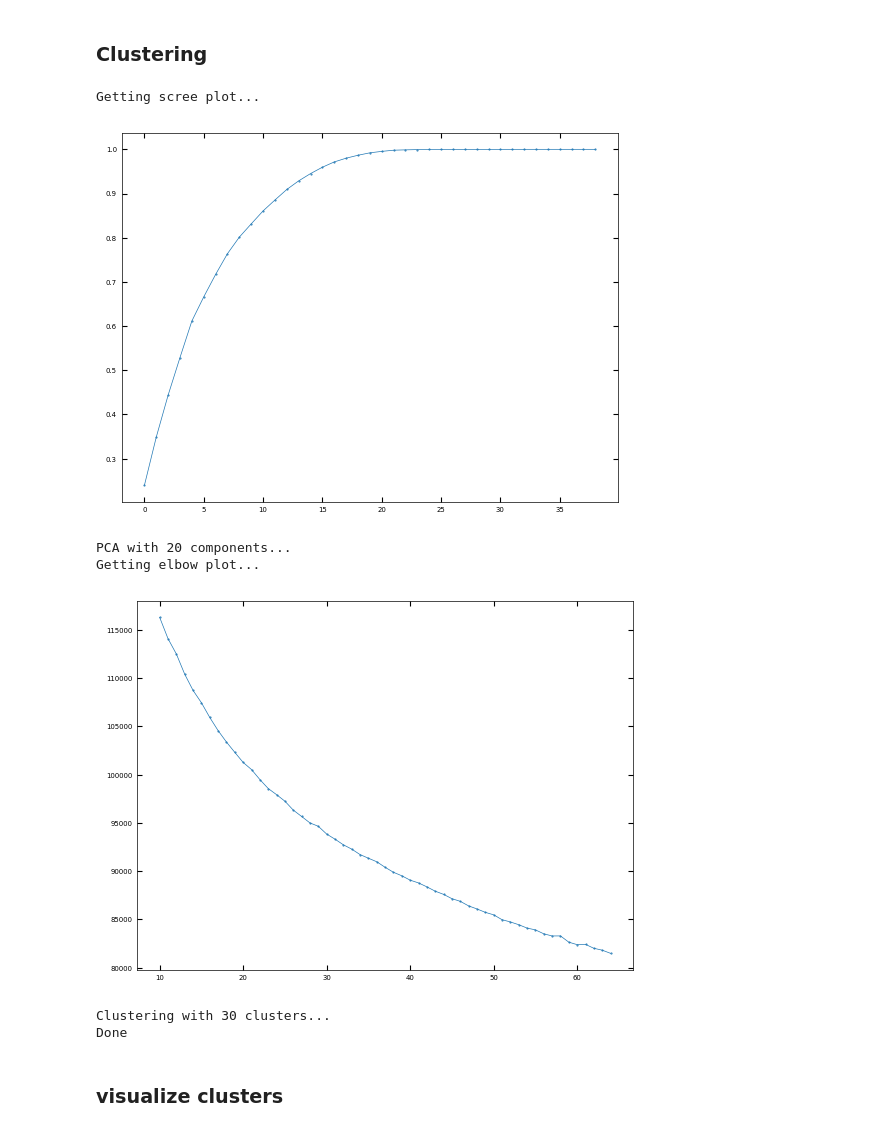
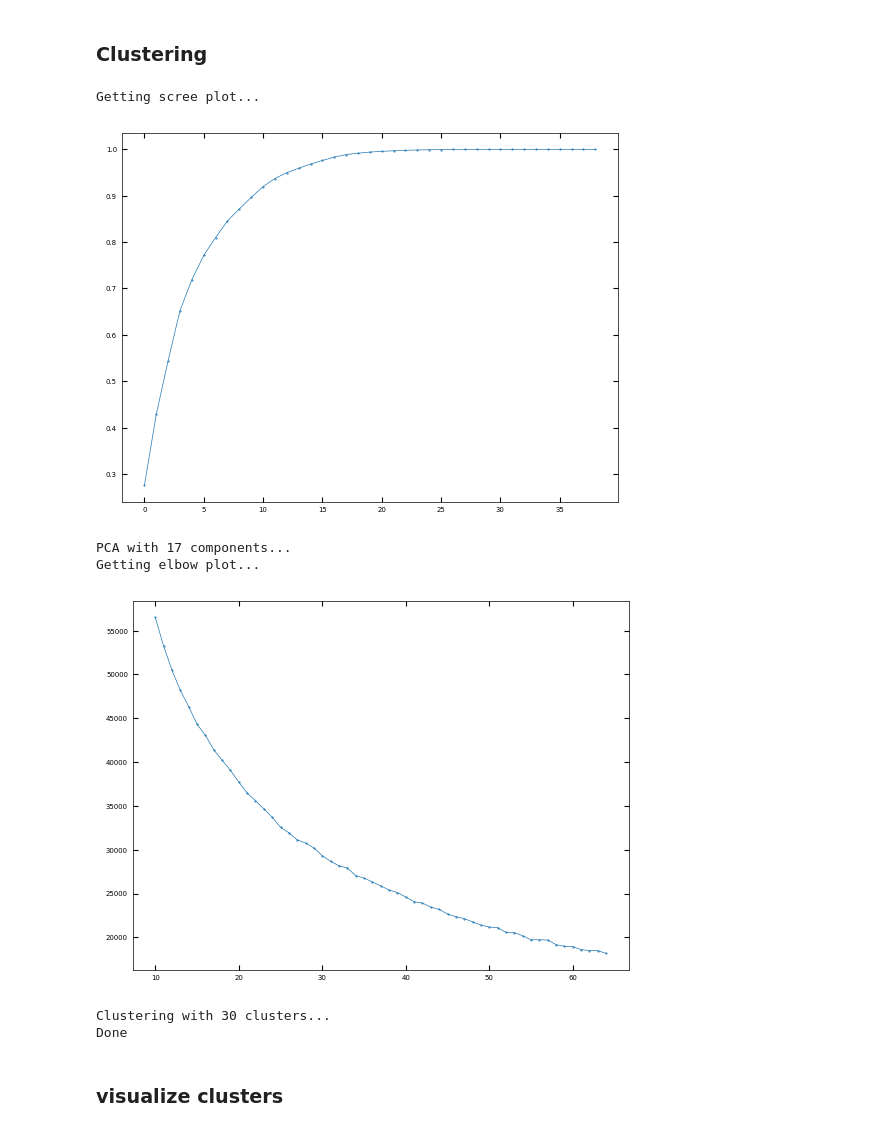
Before and after one commit to zhangxinqiao314/m3_learning, a Jupyter notebook: m3_learning/papers/Multimodal/all_particles_multimodal.ipynb, the cells around one changed output. Saved outputs shown, nothing was run; the diff lists cells and outputs as text; code cells hidden in the pictures.

Commit message:
separate training/generation for eels/diff

```diff
--- a/m3_learning/papers/Multimodal/all_particles_multimodal.ipynb
+++ b/m3_learning/papers/Multimodal/all_particles_multimodal.ipynb
@@ -133,8 +102,8 @@ save in format (save_folder)/particles/instrument/composition/SI data (#)/Diffra
 # %%
 dset = STEM_EELS_Dataset(save_path,
                  EELS_roi={'LL':[(-31+15.5,276)], 'HL': [(501+15.5,809)]},
-                 overwrite_diff=False,
-                 overwrite_eels=False,)
+                 overwrite_eels=False,
+                 overwrite_diff=False,)
 # %% [output]
 fetching metadata...
 bad:
@@ -249,8 +544,7 @@ model = ConvAutoencoder_Multimodal(
 # %%
 # load weights?
 model.load_weights(
- '/home/m3learning/Northwestern/m3_learning/m3_learning/papers/Multimodal/Combined_all_samples/(2024-02-11)_epoch:0006_l1coef:0.0000_lr:0.00003_trainloss:6.8586.pkl'
-
+ '/home/m3learning/Northwestern/m3_learning/m3_learning/papers/Multimodal/Combined_all_samples/(2024-02-13)_epoch:0002_l1coef:0.0000_lr:0.00003_trainloss:7.2645.pkl'
 
  )
 # %% [output]
@@ -288,0 +612,5 @@ model.checkpoint
+# %%
+model.checkpoint = 'm3_learning/m3_learning/papers/Multimodal/Combined_all_samples_1/(2024-02-16)_epoch:0005_l1coef:0.0001_lr:0.00003_trainloss:1.0128.pkl'
+
+h = model.open_embedding_h()
+h.keys()
@@ -328,6 +797,7 @@ model.checkpoint
 # %%
 # run if you did not autosave embedding (takes about 1:15 minutes on h100, or 2.5 hr on titan)
-model.get_embedding(dset, batch_size=16, no_calculate=False)
+model.autoencoder.get_embeddings = True
+model.get_embedding(dset, batch_size=32, no_calculate=False)
 # %% [markdown]
 ### Visualizes the Embeddings
 # %%
@@ -355,15 +825,15 @@ scaled_emb_affines = model.stack_emb_affines()
 # %%
 # will create scree and elbow plots if you aren't sure how many components/clusters are needed
 
 # cluster_list,labels = model.get_clusters(dset,scaled_emb_affines,n_components=25,n_clusters=20)
 
-cluster_list,labels = model.get_clusters(dset,scaled_emb_affines)
+cluster_list,labels = model.get_clusters(dset,scaled_emb_affines,n_components=17,n_clusters=30)
 # %% [output]
 Getting scree plot...
-[figure, old version]
+[figure, new version]
-PCA with 20 components...
+PCA with 17 components...
 Getting elbow plot...
-[figure, old version]
+[figure, new version]
 Clustering with 30 clusters...
 Done
 # %% [markdown]
```
Also changed, not shown: parts of 75 cells of this notebook, 4 other files.
